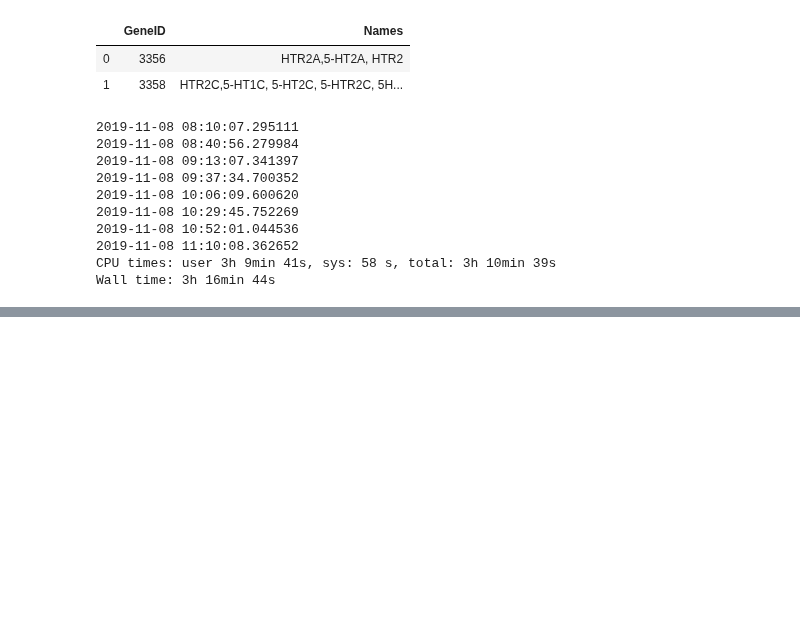
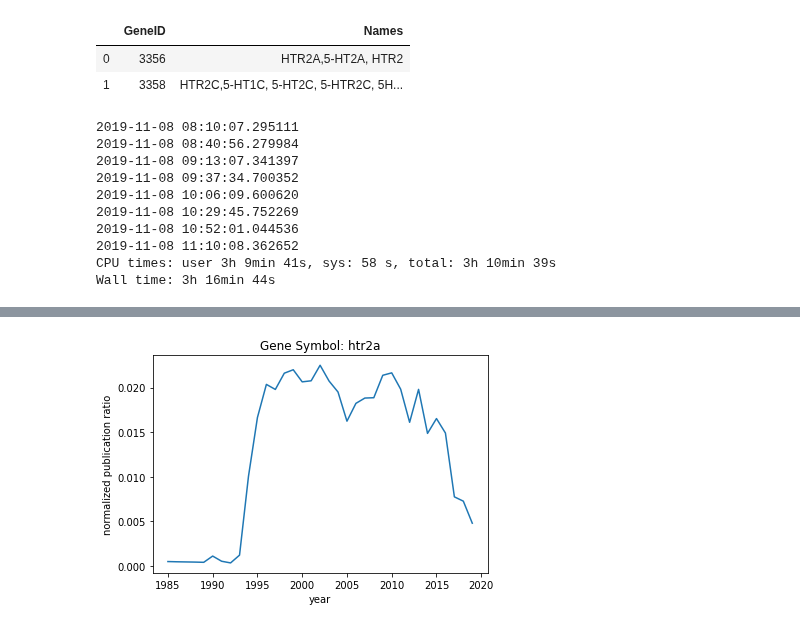
Before and after one commit to Shunling/CapstoneProjects, a Jupyter notebook: NaturalLanguageProcessingGPCR/ResearchTrend.ipynb, the cells around one changed output, grey strips where cells are left out. Drawn from its saved outputs; the diff is of its cells as text; code cells hidden in the pictures; blank space fills up the shorter version.

Commit message:
receptor research trend

```diff
--- a/NaturalLanguageProcessingGPCR/ResearchTrend.ipynb
+++ b/NaturalLanguageProcessingGPCR/ResearchTrend.ipynb
@@ -211,7 +211,9 @@ years.close()
 CPU times: user 3h 9min 41s, sys: 58 s, total: 3h 10min 39s
 Wall time: 3h 16min 44s
 # %%
+# use Gene Symbol in GPCRs to create dictionary for all paper publication year for this gene
 GPCR_trends = {}
 with open('./ResearchTrend/GPCRtreand.txt','r') as geneTrends:
     for i, line in tqdm(enumerate(geneTrends.readlines())):
-        GPCR_trends[GPCRs['GeneID'].iloc[i]] = line.split()
+        symbol = GPCRs['Names'].iloc[i].split(',')[0]
+        GPCR_trends[symbol] = line.split()
@@ -226,0 +233,29 @@ GPCRs
+# %%
+def plot_gene_trend(gene):
+    """
+    gene input is gene symbol
+    plot research trend for a GPCR gene
+
+    use GPCR_trends as global variable to rechieve publication year data for the gene
+
+    use ordered_year as global variable to rechieve total publication number
+    that year to normalize publication rate
+
+    use GPCRs as global variable to rechive Gene name from NCBI gene ID
+    """
+    ct = Counter(GPCR_trends[gene])
+    keys = sorted(list(ct.keys()))
+    x = list(map(lambda year: int(year), keys))
+
+    y = []
+    for k in x:
+        y.append(ct[str(k)]/ordered_year[k])
+
+    plt.plot(x,y)
+    plt.xlabel('year')
+    plt.ylabel('normalized publication ratio')
+    plt.title('Gene Symbol: {}'.format(gene))
+# %%
+plot_gene_trend('htr2a')
+# %% [output]
+[figure, added]
```
Also changed, not shown: parts of 2 cells of this notebook.
